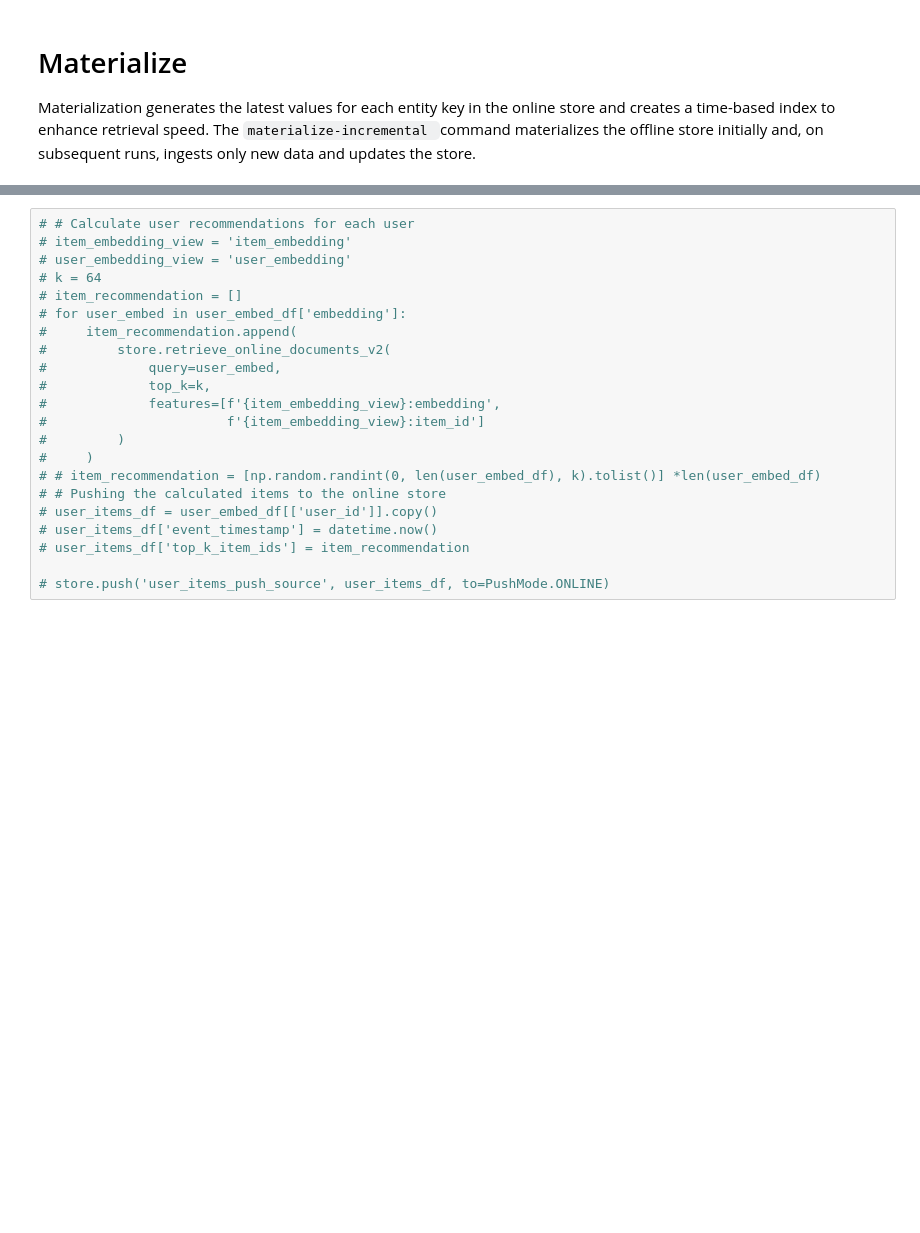
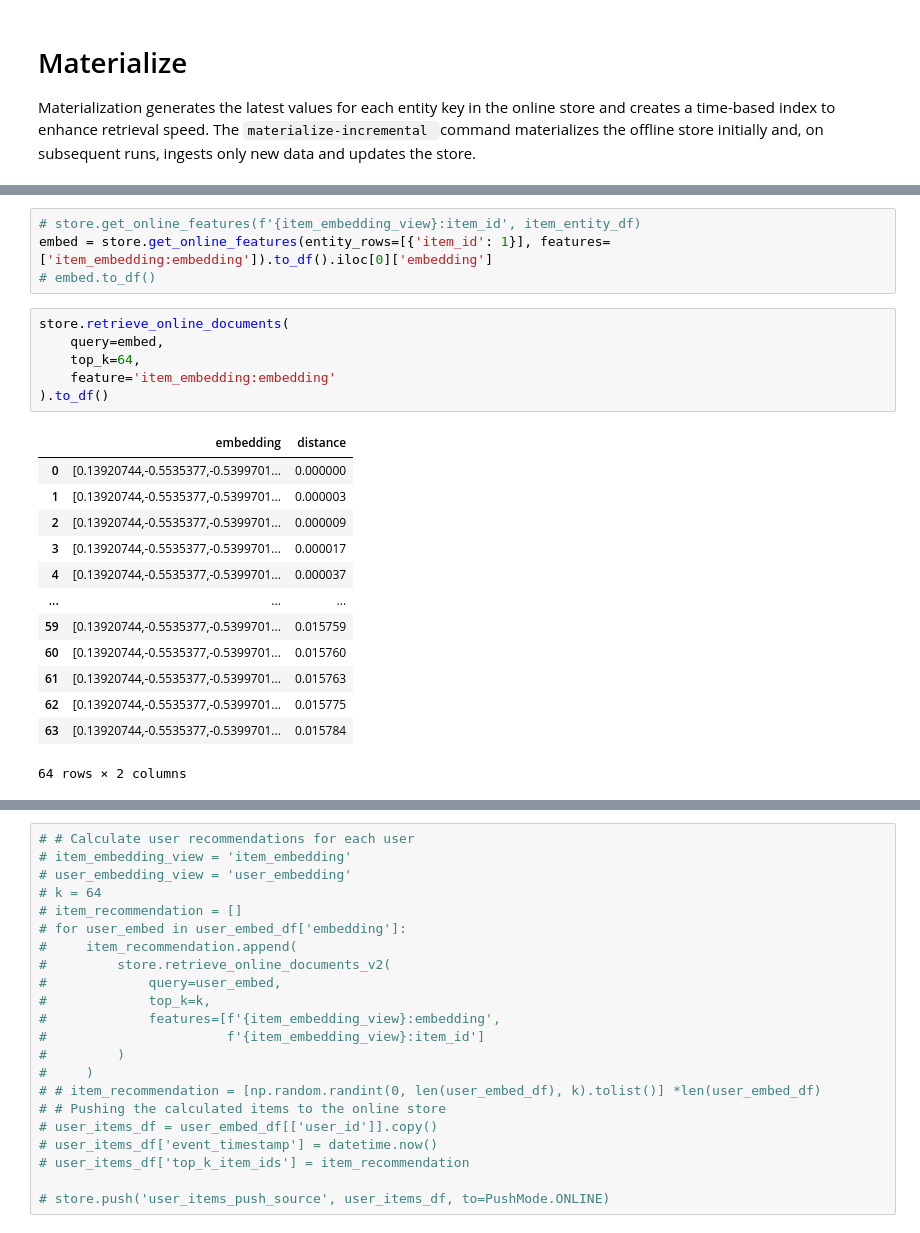
Before and after one commit to RHEcosystemAppEng/feast-edb-demo, a Jupyter notebook: main.ipynb, the cells around one changed output, grey strips where cells are left out. Cells and saved outputs as stored; diff of their text form; blank space fills up the shorter version.

```diff
--- a/main.ipynb
+++ b/main.ipynb
@@ -161,0 +163,24 @@ item_embedding from 2020-03-14 17:20:24+02:00 to 2025-03-13 17:20:24+02:00:
+# %%
+# store.get_online_features(f'{item_embedding_view}:item_id', item_entity_df)
+embed = store.get_online_features(entity_rows=[{'item_id': 1}], features=['item_embedding:embedding']).to_df().iloc[0]['embedding']
+# embed.to_df()
+# %%
+store.retrieve_online_documents(
+    query=embed,
+    top_k=64,
+    feature='item_embedding:embedding'
+).to_df()
+# %% [output]
+|  | embedding | distance |
+| 0 | [0.13920744,-0.5535377,-0.5399701... | 0.000000 |
+| 1 | [0.13920744,-0.5535377,-0.5399701... | 0.000003 |
+| 2 | [0.13920744,-0.5535377,-0.5399701... | 0.000009 |
+| 3 | [0.13920744,-0.5535377,-0.5399701... | 0.000017 |
+| 4 | [0.13920744,-0.5535377,-0.5399701... | 0.000037 |
+| ... | ... | ... |
+| 59 | [0.13920744,-0.5535377,-0.5399701... | 0.015759 |
+| 60 | [0.13920744,-0.5535377,-0.5399701... | 0.015760 |
+| 61 | [0.13920744,-0.5535377,-0.5399701... | 0.015763 |
+| 62 | [0.13920744,-0.5535377,-0.5399701... | 0.015775 |
+| 63 | [0.13920744,-0.5535377,-0.5399701... | 0.015784 |
+64 rows × 2 columns
```
Also changed, not shown: parts of 22 cells of this notebook, 1 other file.
